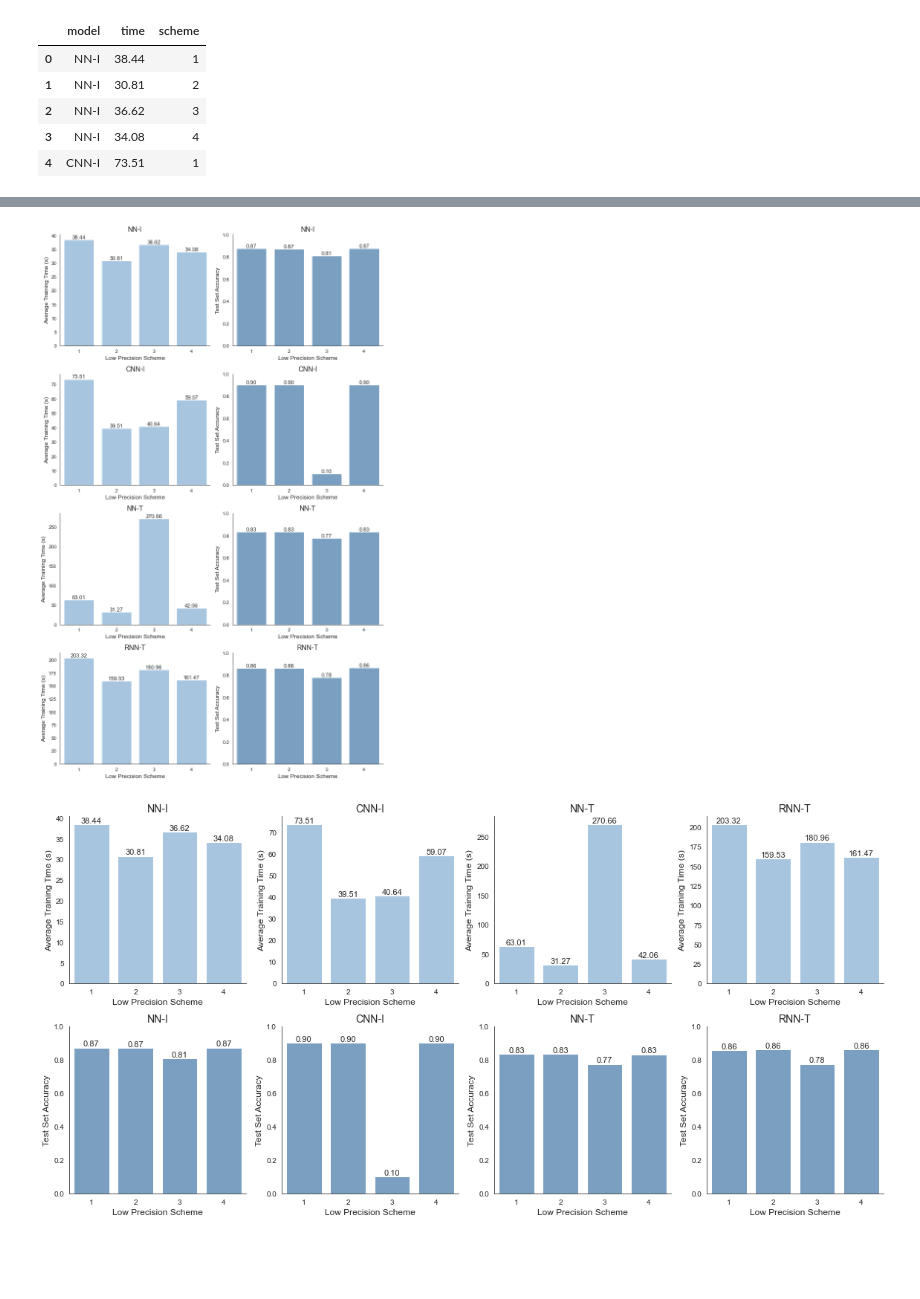
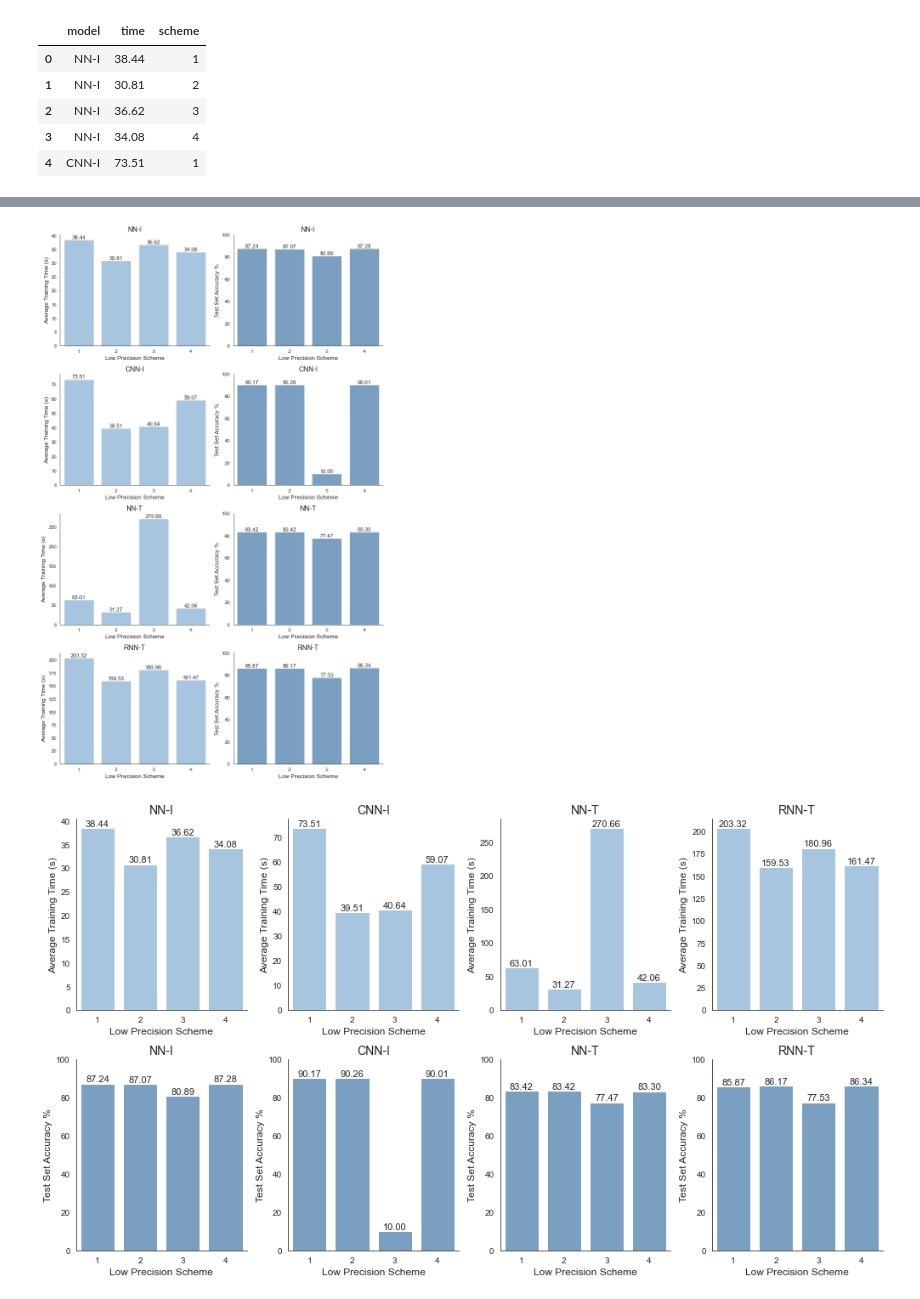
Before and after one commit to rmahinpei/low-precision-deep-learning, a Jupyter notebook: results/plots.ipynb, the cells around one changed output, grey strips where cells are left out. Drawn from its saved outputs; the diff is of its cells as text; code cells hidden in the pictures; blank space fills up the shorter version.

Commit message:
edit plots

```diff
--- a/results/plots.ipynb
+++ b/results/plots.ipynb
@@ -30,4 +29,5 @@ accuracy_results.head()
 # %%
+sns.set_style("white")
 figure, axis = plt.subplots(4, 2, figsize=(10,16), tight_layout=True)
 
 for i in range(len(models)):
@@ -45,41 +45,42 @@ for i in range(len(models)):
         x="scheme", y="accuracy", ax=axis[i,1], color="#6f9fcdff"
     )
     axis[i,1].bar_label(axis[i,1].containers[0], fontsize=11, fmt='%.2f')
-    axis[i,1].set_ylim(0,1)
+    axis[i,1].set_ylim(0,100)
     axis[i,1].set_xlabel('Low Precision Scheme', fontsize=12)
-    axis[i,1].set_ylabel('Test Set Accuracy', fontsize=12)
+    axis[i,1].set_ylabel('Test Set Accuracy %', fontsize=12)
     axis[i,1].set_title(models[i], fontsize=14)
 
 sns.despine()
 plt.savefig('./plots_long.png', bbox_inches='tight',dpi=600)
 plt.show()
 # %% [output]
-[figure, old version]
+[figure, new version]
 # %%
-figure, axis = plt.subplots(2, 4, figsize=(16,8), tight_layout=True)
+sns.set_style("white")
+figure, axis = plt.subplots(2, 4, figsize=(14,8), tight_layout=True)
 
 for i in range(len(models)):
     sns.barplot(
         data=timing_results.loc[timing_results["model"] == models[i]],
         x="scheme", y="time", ax=axis[0,i], color="#9fc5e8ff"
     )
     axis[0,i].bar_label(axis[0,i].containers[0], fontsize=11)
     axis[0,i].set_xlabel('Low Precision Scheme', fontsize=12)
     axis[0,i].set_ylabel('Average Training Time (s)', fontsize=12)
     axis[0,i].set_title(models[i], fontsize=14)
 
     sns.barplot(
         data=accuracy_results.loc[timing_results["model"] == models[i]],
         x="scheme", y="accuracy", ax=axis[1,i], color="#6f9fcdff"
     )
     axis[1,i].bar_label(axis[1,i].containers[0], fontsize=11, fmt='%.2f')
-    axis[1,i].set_ylim(0,1)
+    axis[1,i].set_ylim(0,100)
     axis[1,i].set_xlabel('Low Precision Scheme', fontsize=12)
-    axis[1,i].set_ylabel('Test Set Accuracy', fontsize=12)
+    axis[1,i].set_ylabel('Test Set Accuracy %', fontsize=12)
     axis[1,i].set_title(models[i], fontsize=14)
 
 sns.despine()
 plt.savefig('./plots_wide.png', bbox_inches='tight',dpi=600)
 plt.show()
 # %% [output]
-[figure, old version]
+[figure, new version]
```
Also changed, not shown: parts of 2 cells of this notebook, 3 other files.
